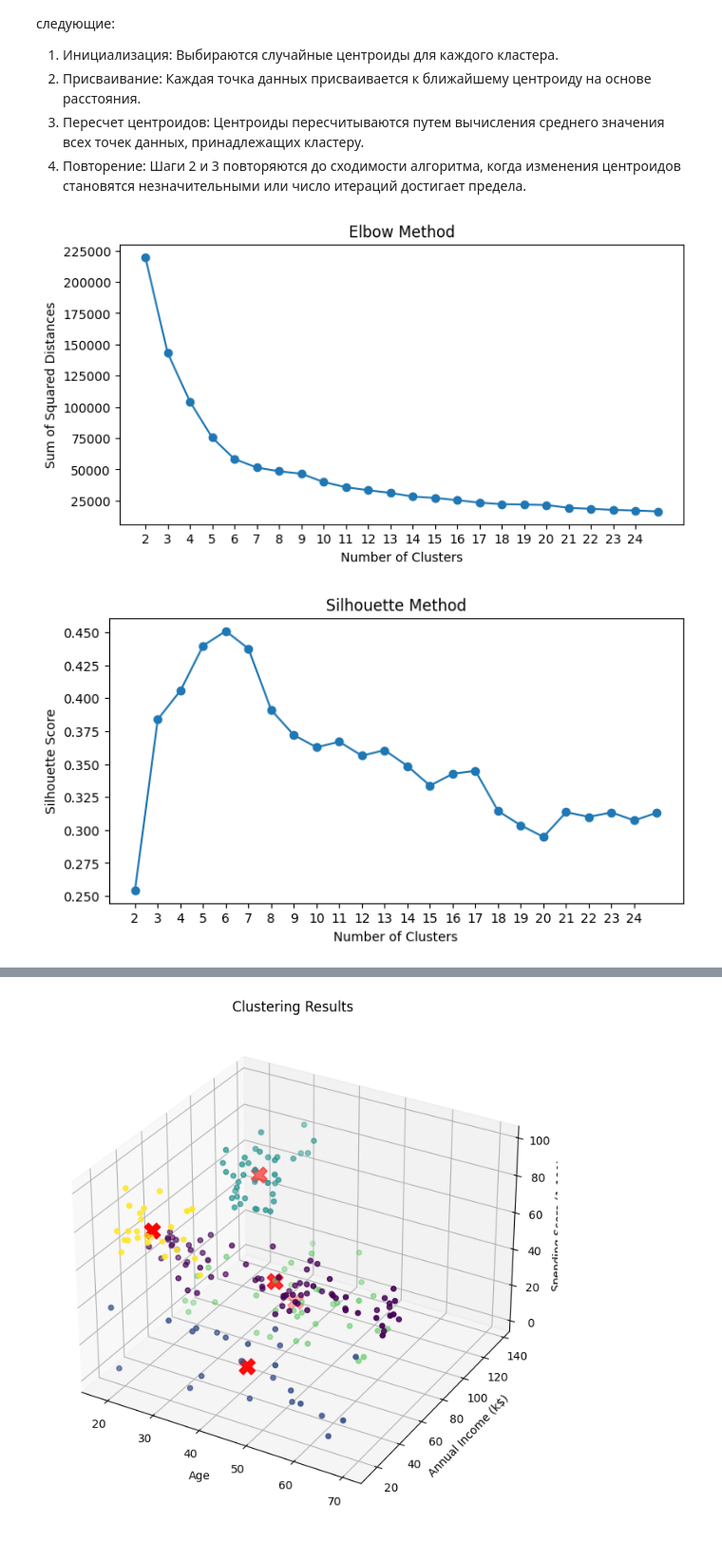
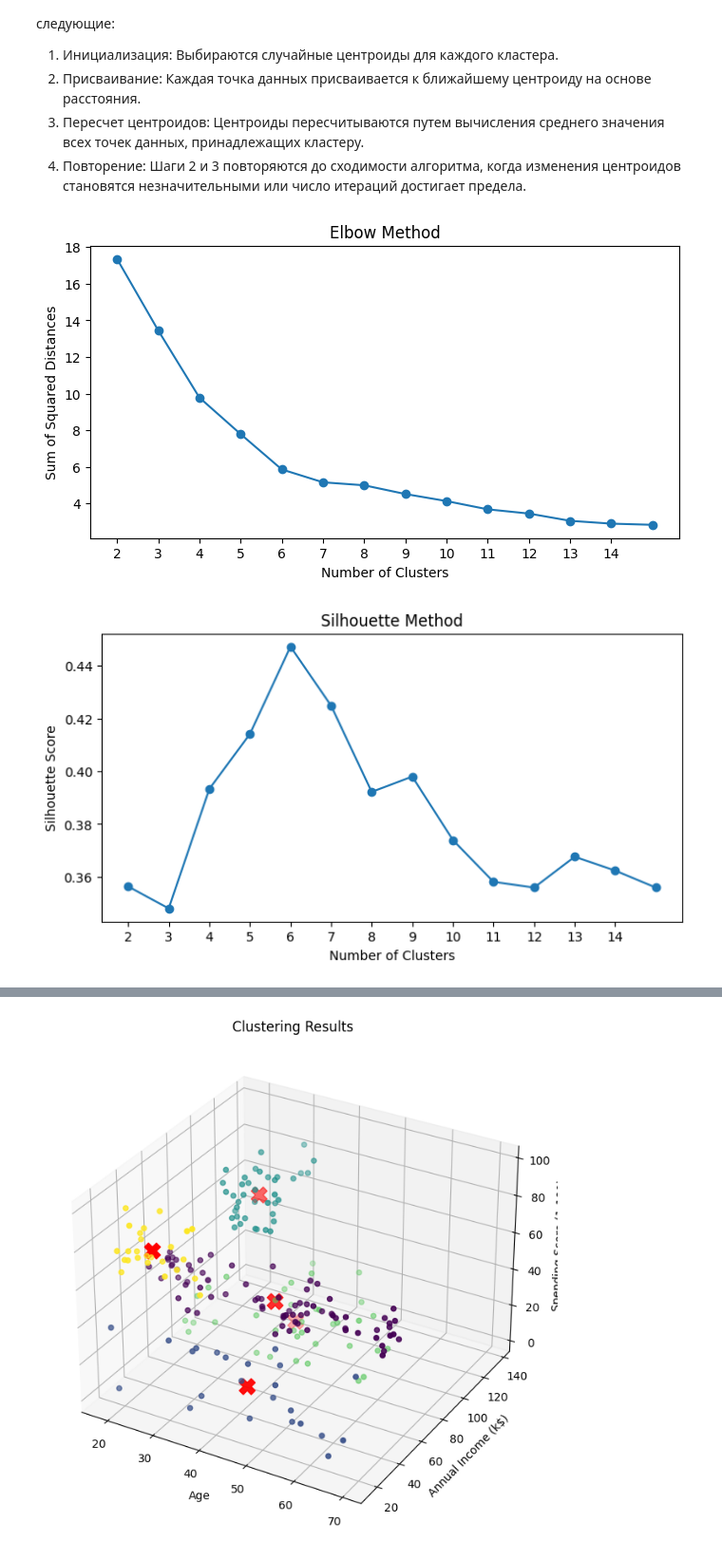
Before and after one commit to Cvtq/ml, a Jupyter notebook: clusterization.ipynb, the cells around one changed output, grey strips where cells are left out. Shown at 95% size. Drawn from its saved outputs; the diff is of its cells as text; code cells hidden in the pictures.

```diff
--- a/clusterization.ipynb
+++ b/clusterization.ipynb
@@ -14,0 +46,3 @@ dataset.head()
+# %%
+data = df[['Age', 'Annual Income (k$)', 'Spending Score (1-100)']]
+data.head()
@@ -22,40 +63,40 @@ KMeans - это алгоритм кластеризации, используе
 # %%
 import matplotlib.pyplot as plt
 from sklearn.cluster import KMeans
-from sklearn.metrics import silhouette_score
+from sklearn.metrics import silhouette_score, silhouette_samples
 
 # Выбор диапазона количества кластеров
 min_clusters = 2
-max_clusters = 25
+max_clusters = 15
 
 # Списки для сохранения значений суммы квадратов расстояний и коэффициента силуэта
 inertia = []
 silhouette = []
 
 # Выполнение KMeans для разного количества кластеров
 for n_clusters in range(min_clusters, max_clusters+1):
     kmeans = KMeans(n_clusters=n_clusters, random_state=42, n_init='auto')
-    kmeans.fit(dataset.iloc[:, 2:])  # Используем столбцы "Age", "Annual Income (k$)" и "Spending Score (1-100)"
+    kmeans.fit(data)  # Используем столбцы "Age", "Annual Income (k$)" и "Spending Score (1-100)"
     inertia.append(kmeans.inertia_)
-    silhouette.append(silhouette_score(dataset.iloc[:, 2:], kmeans.labels_))
+    silhouette.append(silhouette_score(data, kmeans.labels_))
+    # Calculate silhouette scores for each sample
+    silhouette_vals = silhouette_samples(data, kmeans.labels_)
+    # Compute the silhouette score for each sample
+    silhouette_avg = np.mean(silhouette_vals)
+
+def plot(data, xlabel = "X", ylabel='Y', title='Title'):
+    plt.figure(figsize=(8, 4))
+    plt.plot(range(min_clusters, max_clusters+1), data, marker='o')
+    plt.xticks(np.arange(min_clusters, max_clusters, step=1))
+    plt.xlabel(xlabel)
+    plt.ylabel(ylabel)
+    plt.title(title)
+    plt.show()
 
 # Визуализация метода локтя
-plt.figure(figsize=(8, 4))
-plt.plot(range(min_clusters, max_clusters+1), inertia, marker='o')
-plt.xticks(np.arange(min_clusters, max_clusters, step=1))
-plt.xlabel('Number of Clusters')
-plt.ylabel('Sum of Squared Distances')
-plt.title('Elbow Method')
-plt.show()
-
+plot(inertia, 'Number of Clusters', 'Sum of Squared Distances', 'Elbow Method')
 # Визуализация коэффициента силуэта
-plt.figure(figsize=(8, 4))
-plt.plot(range(min_clusters, max_clusters+1), silhouette, marker='o')
-plt.xticks(np.arange(min_clusters, max_clusters, step=1))
-plt.xlabel('Number of Clusters')
-plt.ylabel('Silhouette Score')
-plt.title('Silhouette Method')
-plt.show()
+plot(silhouette, 'Number of Clusters', 'Silhouette Score', 'Silhouette Method')
 # %% [output]
-[figure, old version]
+[figure, new version]
-[figure, old version]
+[figure, new version]
```
Also changed, not shown: parts of 12 cells of this notebook.
